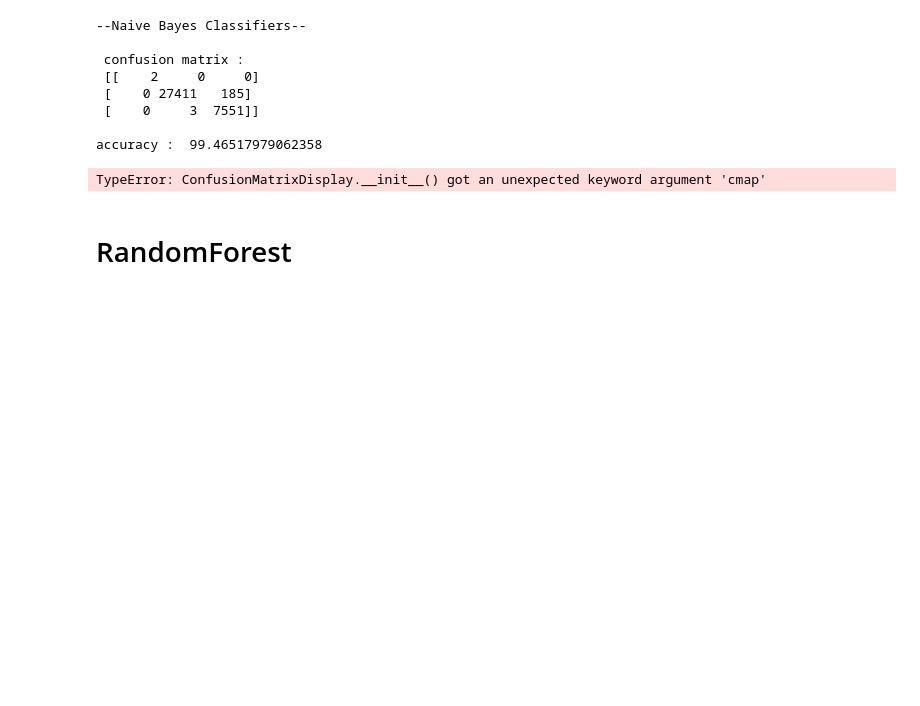
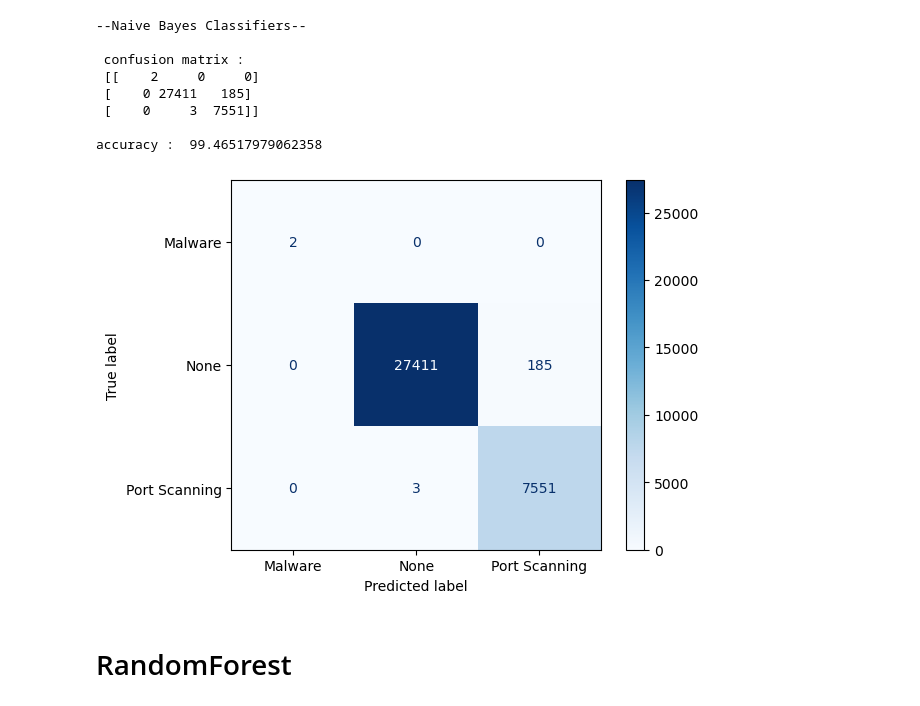
Before and after one commit to Tuwaiq-Data-Science-Bootcamp-V3/Bootcamp-Project-4-Machine-Learning, a Jupyter notebook: Bootcamp-Project-4.ipynb, the cells around one changed output. Saved outputs shown, nothing was run; the diff lists cells and outputs as text; code cells hidden in the pictures; blank space fills up the shorter version.

```diff
--- a/Bootcamp-Project-4.ipynb
+++ b/Bootcamp-Project-4.ipynb
@@ -104,12 +118,12 @@ print("accuracy : ",accuracy_score(y_test,y_pred)*100)
  [    0     3  7551]]
 
 accuracy :  99.46517979062358
-# %%
-display_gnb=ConfusionMatrixDisplay(confusion_matrix=confusion_matrix(y_test,y_pred),display_labels=gnb.classes_ , cmap=plt.cm.Blues)
-display_gnb.plot()
-plt.show()
-# %% [output]
-TypeError: ConfusionMatrixDisplay.__init__() got an unexpected keyword argument 'cmap'
+# %%
+display_gnb=ConfusionMatrixDisplay(confusion_matrix=confusion_matrix(y_test, y_pred),display_labels=gnb.classes_ )
+display_gnb.plot(cmap=plt.cm.Blues)
+plt.show()
+# %% [output]
+[figure, added]
 # %% [markdown]
 # RandomForest
 # %%
```
Also changed, not shown: parts of 6 cells of this notebook.
